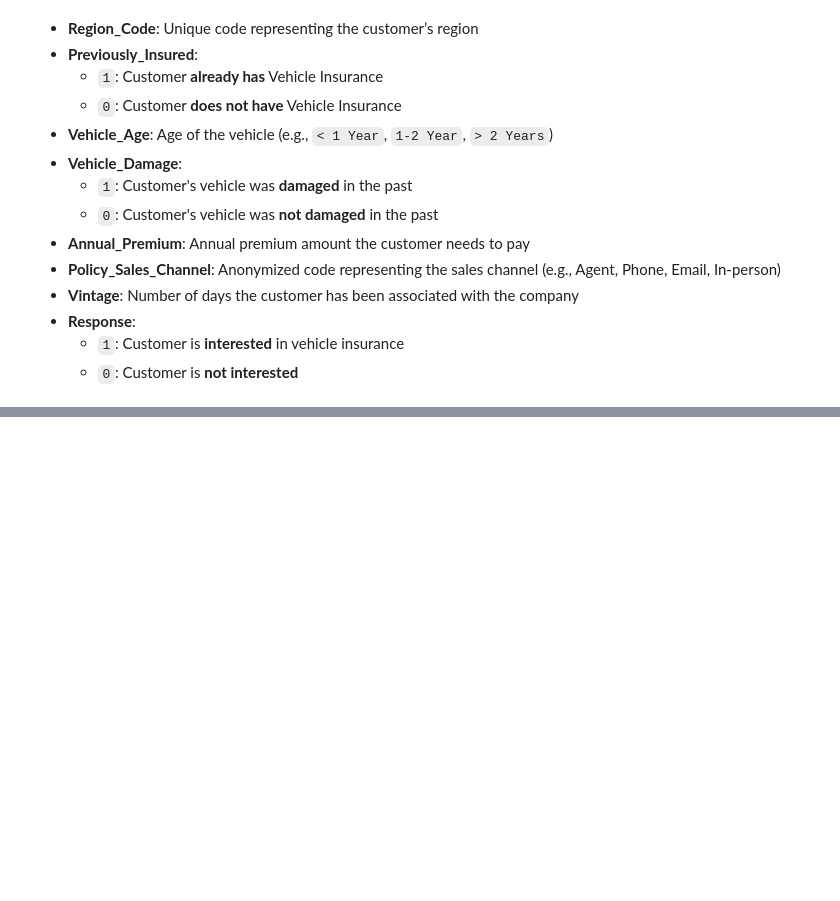
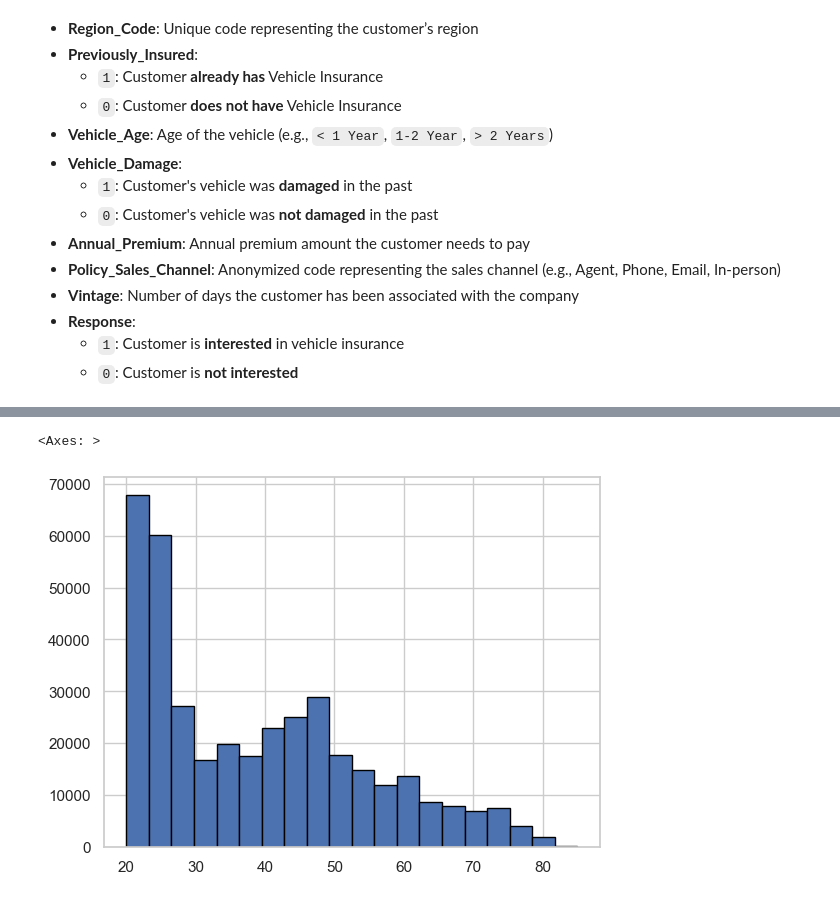
Before and after one commit to AtharvaBOT7/Vehicle-Insurance-MLOps, a Jupyter notebook: notebook/exp_notebook.ipynb, the cells around one changed output, grey strips where cells are left out. Saved outputs shown, nothing was run; the diff lists cells and outputs as text; code cells hidden in the pictures; blank space fills up the shorter version.

```diff
--- a/notebook/exp_notebook.ipynb
+++ b/notebook/exp_notebook.ipynb
@@ -58,0 +134,5 @@ df.head(10)
+# %%
+df['Age'].hist(bins=20, edgecolor='black')
+# %% [output]
+<Axes: >
+[figure, added]
```
Also changed, not shown: parts of 44 cells of this notebook, 1 other file.
